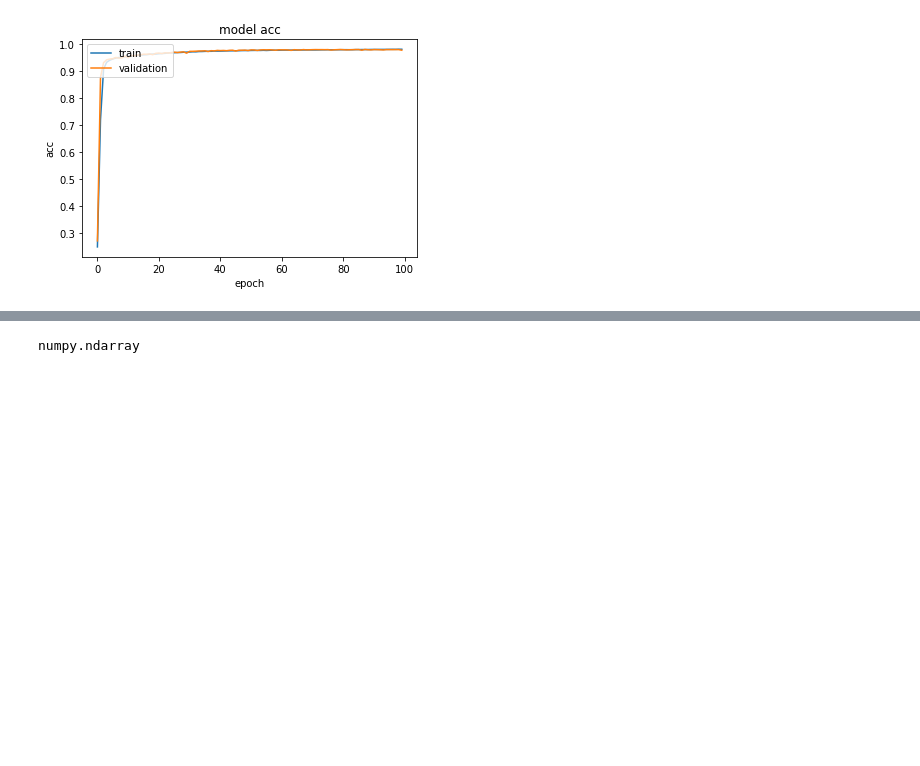
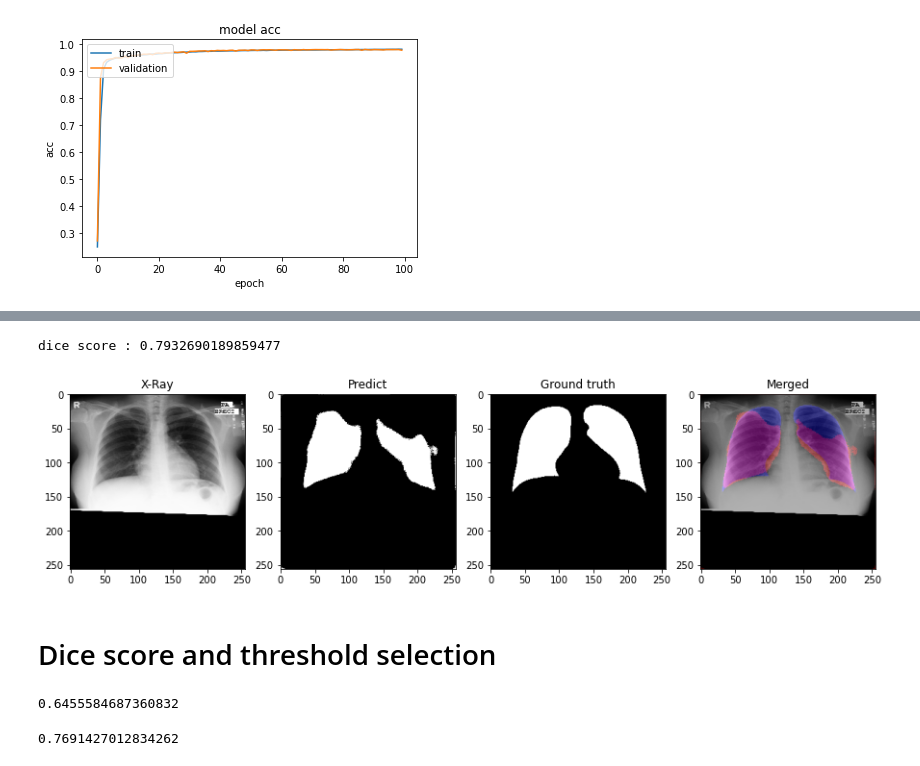
Before and after one commit to andychang0207/MIPfinal, a Jupyter notebook: MIP_FINAL.ipynb, the cells around one changed output, grey strips where cells are left out. Drawn from its saved outputs; the diff is of its cells as text; code cells hidden in the pictures; blank space fills up the shorter version.

Commit message:
visualization

```diff
--- a/MIP_FINAL.ipynb
+++ b/MIP_FINAL.ipynb
@@ -258,6 +270,0 @@ def show_predict(test_predict):
-# %%
-def show_image(test_image):
-    test = copy.deepcopy(test_image)
-    test = test*255
-    plt.imshow(test,cmap='gray',vmin=0,vmax=255)
-    plt.show()
@@ -271,0 +271,8 @@ show_predict(test_mask_arr[0])
+# %%
+def show_image(test_image):
+    test = copy.deepcopy(test_image)
+    test = test*255
+    test = np.reshape(test,(256,256))
+    test = cv2.cvtColor(test.astype(np.float32),cv2.COLOR_GRAY2BGR)
+    test = test.astype(np.int64)
+    return test
@@ -272,12 +314,38 @@ show_predict(test_mask_arr[0])
 # %%
-def dice_coef_test(y_true,y_pred,threshold):
+def dice_coef_test(true,y_pred,threshold):
     test = copy.deepcopy(y_pred)
+    y_true = copy.deepcopy(true)
+    test = np.reshape(test,(256,256))
+    y_true = np.reshape(y_true,(256,256))
     test[test>threshold] = 1
     test[test<=threshold] = 0
     intersection = np.sum(test*y_true) * 2.0
     dice = intersection / (np.sum(test) + np.sum(y_true))
     return dice
-# %%
-for
-# %% [output]
-numpy.ndarray
+# %%
+def visualiztion(image,pred,mask,t):
+    fig, axs = plt.subplots(1, 4, figsize=(15, 8))
+    image_3_channel = show_image(image)
+    image_pred = show_predict(pred,t)
+    image_mask = show_predict(mask,0.5)
+    image_merge = merge_image(image,pred,mask,t)
+    axs[0].set_title("X-Ray")
+    axs[0].imshow(image_3_channel)
+
+    axs[1].set_title("Predict")
+    axs[1].imshow(image_pred,cmap='gray')
+
+    axs[2].set_title("Ground truth")
+    axs[2].imshow(image_mask,cmap='gray')
+
+    axs[3].set_title("Merged")
+    axs[3].imshow(image_merge)
+# %%
+rand = 20
+visualiztion(test_image_arr[rand],test_predit_arr[rand],test_mask_arr[rand],0)
+print('dice score :',dice_coef_test(test_mask_arr[rand],test_predit_arr[rand],0))
+# %% [output]
+dice score : 0.7932690189859477
+[figure, added]
+# %% [markdown]
+# Dice score and threshold selection
@@ -283,0 +357,4 @@ numpy.ndarray
+# %%
+np.mean(l)
+# %% [output]
+0.6455584687360832
@@ -283,0 +366,4 @@ numpy.ndarray
+# %%
+np.mean(l)
+# %% [output]
+0.7691427012834262
```
Also changed, not shown: parts of 14 cells of this notebook.
